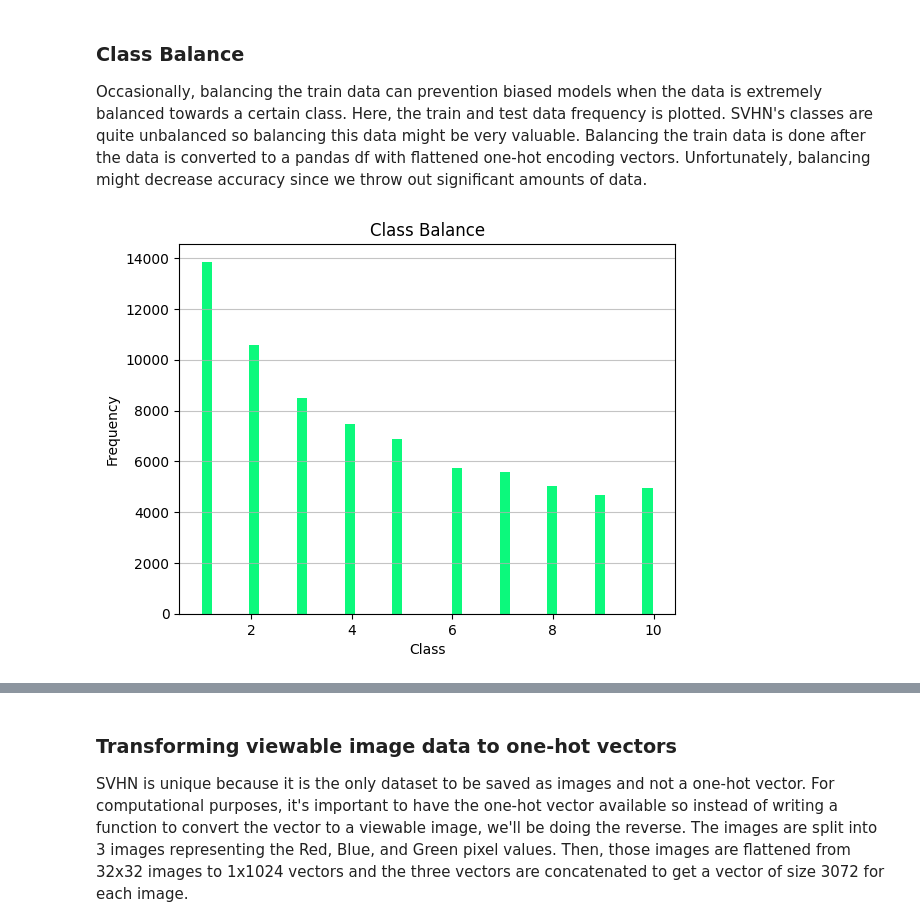
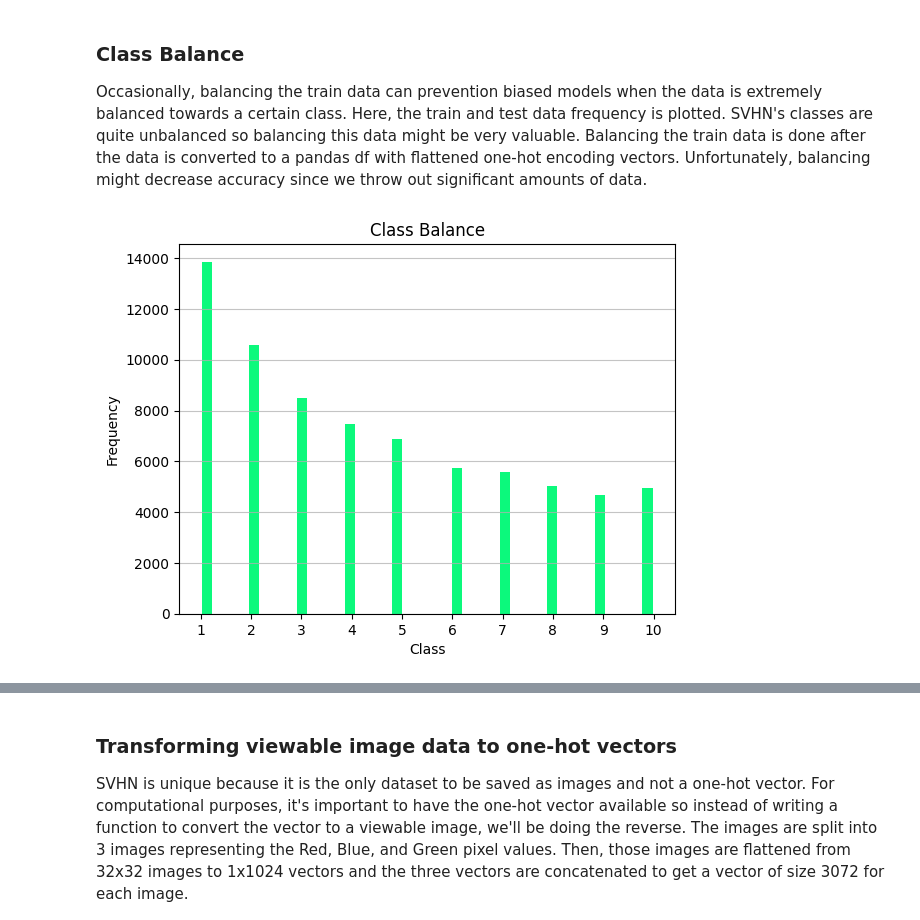
Before and after one commit to rishabhxpandey/cs490dsc, a Jupyter notebook: svhn_summary_statistics.ipynb, the cells around one changed output, grey strips where cells are left out. Cells and saved outputs as stored; diff of their text form; code cells hidden in the pictures.

```diff
--- a/svhn_summary_statistics.ipynb
+++ b/svhn_summary_statistics.ipynb
@@ -55,15 +55,14 @@ Test Dataset Shape:
 Occasionally, balancing the train data can prevention biased models when the data is extremely balanced towards a certain class. Here, the train and test data frequency is plotted. SVHN's classes are quite unbalanced so balancing this data might be very valuable. Balancing the train data is done after the data is converted to a pandas df with flattened one-hot encoding vectors. Unfortunately, balancing might decrease accuracy since we throw out significant amounts of data.
 # %%
 plt.hist(train_labels, bins='auto', color='#0cf97c', rwidth=0.85)
-
-
+plt.xticks(range(1, 11))
 plt.title('Class Balance')
 plt.xlabel('Class')
 plt.ylabel('Frequency')
 plt.grid(axis='y', alpha=0.75)
 
 plt.show()
 # %% [output]
-[figure, old version]
+[figure, new version]
 # %%
 plt.hist(test_labels, bins='auto', color='#0cf97c', rwidth=0.85)
```
Also changed, not shown: parts of 3 cells of this notebook, 2 other files.
